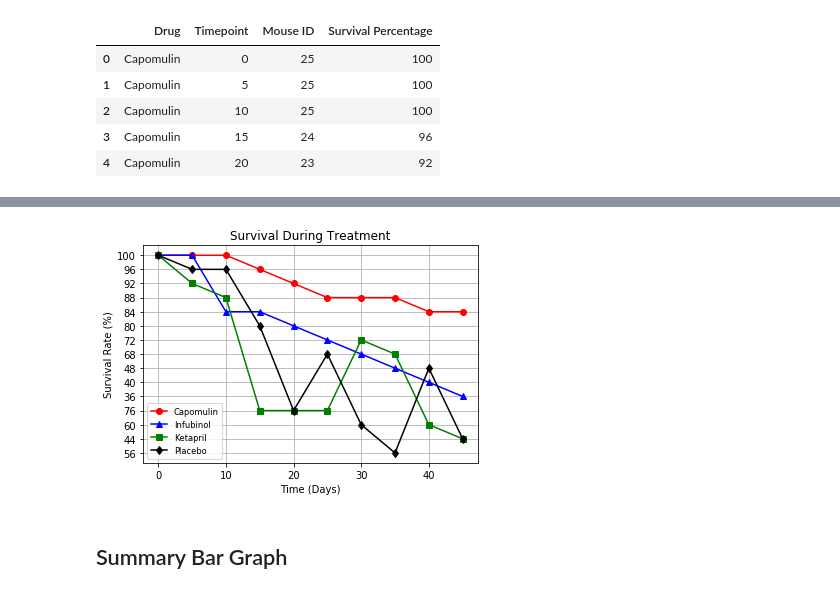
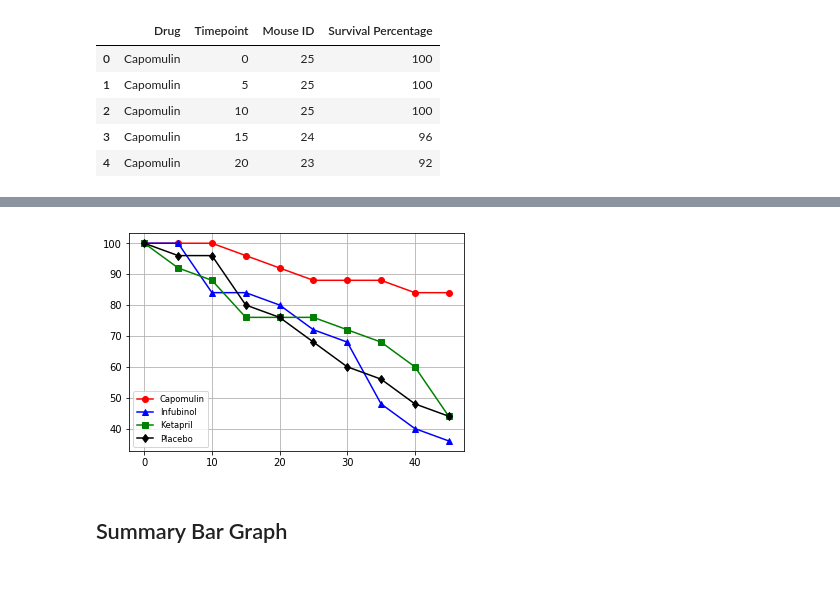
Before and after one commit to vgreddy67/matplotlib-challenge, a Jupyter notebook: Pymaceuticals/pymaceuticals_starter.ipynb, the cells around one changed output, grey strips where cells are left out. Saved outputs shown, nothing was run; the diff lists cells and outputs as text; code cells hidden in the pictures.

```diff
--- a/Pymaceuticals/pymaceuticals_starter.ipynb
+++ b/Pymaceuticals/pymaceuticals_starter.ipynb
@@ -308,3 +303,5 @@ pivoted_survival_percentage = survival_rates_percentage_df.pivot(index='Timepoin
 
 # Preview the Data Frame
 pivoted_survival_percentage.head()
+pivoted_survival_percentage = pivoted_survival_percentage.astype(np.float32)
+#pivoted_survival_percentage = pivoted_survival_percentage.astype('int64')#this works too
@@ -319,55 +308,31 @@ pivoted_survival_percentage.head()
 # %%
 # Generate the Plot (Accounting for percentages)
-x_axis = pivoted_survival_percentage.index.values
+x_axis = pivoted_survival_percentage.index
 y_capomulin = pivoted_survival_percentage['Capomulin']
 y_infubinol = pivoted_survival_percentage['Infubinol']
 y_ketapril = pivoted_survival_percentage['Ketapril']
 y_placebo = pivoted_survival_percentage['Placebo']
 
-#y_ticks = [0,40,50,60,70,80,90,100]
-fig, ax = plt.subplots()
-N = np.arange(len(pivoted_survival_percentage.index))
-#ax.set_ylim(0,10)
-#ax.axis('tight')
-#ymin, ymax = ax.get_ylim()
-#ax.set_yticks(np.linspace(int(ymin), int(ymax), N), 2)
-plt.gca().invert_yaxis() #to invert the y-axis coordinates
+ax.axis('tight') #to reverse the y coordinates
 
 Capomulin, = plt.plot(x_axis, y_capomulin,color="red", label='Capomulin',marker='o') #plotting graph for each durg
 
 Infubinol, = plt.plot(x_axis,y_infubinol, color="blue", label='Infubinol',marker='^')
 
 Ketapril, = plt.plot(x_axis,y_ketapril, color="green", label='Ketapril',marker='s')
 
-#ax.errorbar(x_axis,y_placebo,fmt='d',color='black')
 Placebo, = plt.plot(x_axis,y_placebo, color="black", label='Placebo',marker='d')
 
-#plt.plot(x_axis, y_capomulin,'or',x_axis,y_infubinol,'b^',x_axis,y_ketapril,'g')#x_axis,y_placebo,'bd')
-
-
-#ax.set_ylim(10,30)
-#ax.set_ybound(lower=0, upper=100)
-#ax.axis(0,40,100,0)
-#ax.set_ylim(0,5)
-#ax.invert_yaxis
-#plt.gca().invert_yaxis()
-#plt.ylim(plt.ylim()[::-1])
-#plt.ylim(top=10)
-
-ax.set_xlabel('Time (Days)')
-ax.set_ylabel('Survival Rate (%)')
-ax.set_title('Survival During Treatment')
-
-#plt.ylim(0,100)
 plt.grid()
 plt.legend(handles=[Capomulin,Infubinol,Ketapril,Placebo],loc="best", fontsize="small", fancybox=True)
 
 # Save the Figure
 plt.savefig("Images/Survival Rate Graph.png")
+
 # Show the Figure
 plt.show()
 # %% [output]
-[figure, old version]
+[figure, new version]
 # %% [markdown]
 ## Summary Bar Graph
 # %%
```
Also changed, not shown: parts of 3 cells of this notebook, 1 other file.
